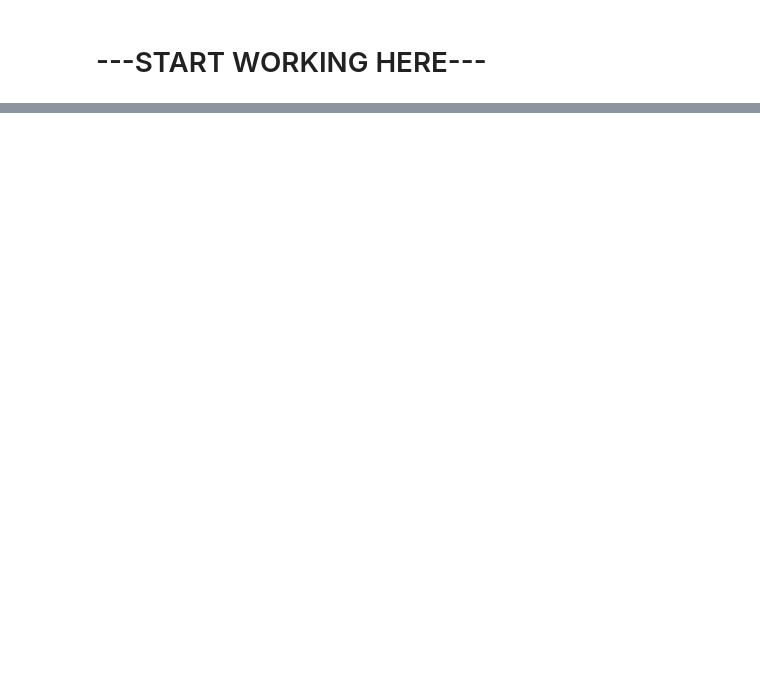
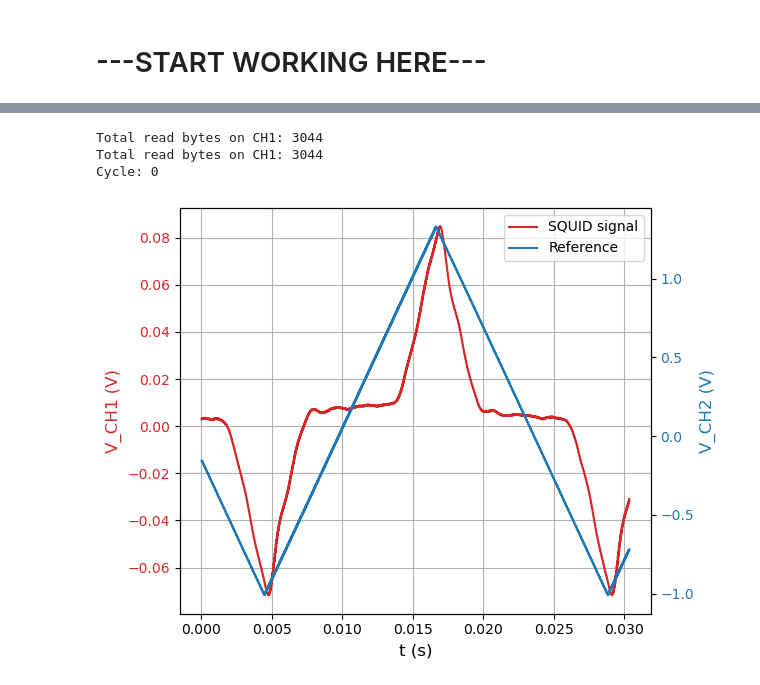
Before and after one commit to peti12352/physeng_lab_reports, a Jupyter notebook: courses/nano2/squid/code/SQUID_template.ipynb, the cells around one changed output, grey strips where cells are left out. Drawn from its saved outputs; the diff is of its cells as text; code cells hidden in the pictures; blank space fills up the shorter version.

```diff
--- a/courses/nano2/squid/code/SQUID_template.ipynb
+++ b/courses/nano2/squid/code/SQUID_template.ipynb
@@ -682,0 +754,11 @@ OWON,XDS3102A,23300084,V8.2.0->
+# %%
+# sweep down
+num_of_cycles=4
+scope, truncated_data = read_screen_data(scope, ip_address, num_of_cycles, wait_time=20, filename="down2.txt")
+truncated_data = np.array(truncated_data)
+
+for i in range(num_of_cycles):
+    t = truncated_data[i][0]
+    ch1 = truncated_data[i][1]
+    ch2 = truncated_data[i][2]
+    plotter_single(t, ch1, ch2)
@@ -682,0 +782,11 @@ OWON,XDS3102A,23300084,V8.2.0->
+# %%
+# magnet
+num_of_cycles=5
+scope, truncated_data = read_screen_data(scope, ip_address, num_of_cycles, wait_time=1, filename="mag.txt")
+truncated_data = np.array(truncated_data)
+
+for i in range(num_of_cycles):
+    t = truncated_data[i][0]
+    ch1 = truncated_data[i][1]
+    ch2 = truncated_data[i][2]
+    plotter_single(t, ch1, ch2)
@@ -682,0 +814,11 @@ OWON,XDS3102A,23300084,V8.2.0->
+# %%
+# magnet
+num_of_cycles=5
+scope, truncated_data = read_screen_data(scope, ip_address, num_of_cycles, wait_time=1, filename="mag2.txt")
+truncated_data = np.array(truncated_data)
+
+for i in range(num_of_cycles):
+    t = truncated_data[i][0]
+    ch1 = truncated_data[i][1]
+    ch2 = truncated_data[i][2]
+    plotter_single(t, ch1, ch2)
@@ -682,0 +846,16 @@ OWON,XDS3102A,23300084,V8.2.0->
+# %%
+# no magnet
+num_of_cycles=1
+scope, truncated_data = read_screen_data(scope, ip_address, num_of_cycles, wait_time=1, filename="no_mag.txt")
+truncated_data = np.array(truncated_data)
+
+for i in range(num_of_cycles):
+    t = truncated_data[i][0]
+    ch1 = truncated_data[i][1]
+    ch2 = truncated_data[i][2]
+    plotter_single(t, ch1, ch2)
+# %% [output]
+Total read bytes on CH1: 3044
+Total read bytes on CH1: 3044
+Cycle: 0
+[figure, added]
```
Also changed, not shown: parts of 8 cells of this notebook, 12 other files.
